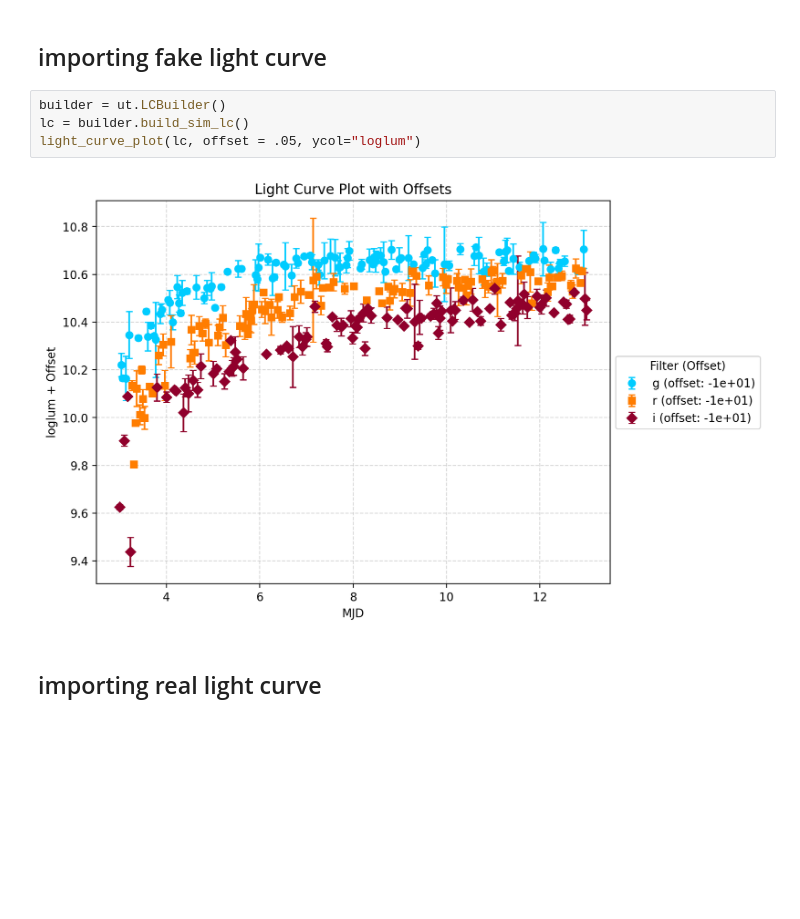
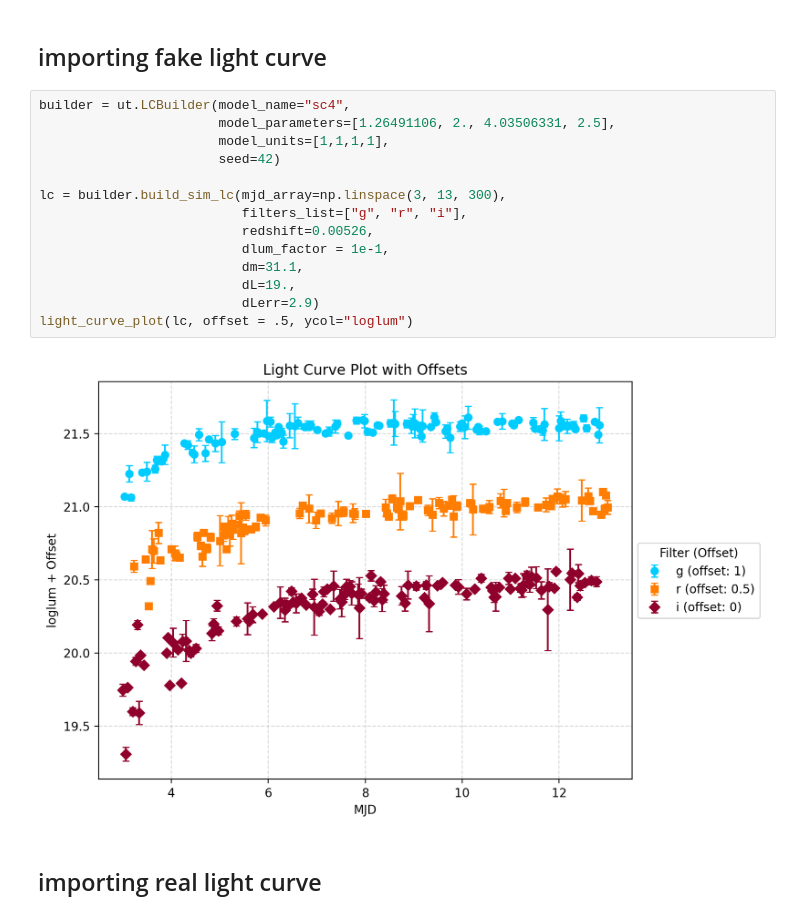
Before and after one commit to gsmteixeira/pilca, a Jupyter notebook: notebooks/03_setting_experiments.ipynb, the cells around one changed output. Saved outputs shown, nothing was run; the diff lists cells and outputs as text; blank space fills up the shorter version.

```diff
--- a/notebooks/03_setting_experiments.ipynb
+++ b/notebooks/03_setting_experiments.ipynb
@@ -29,11 +29,21 @@ The autoreload extension is already loaded. To reload it, use:
 # %% [markdown]
 ## importing fake light curve
 # %%
-builder = ut.LCBuilder()
-lc = builder.build_sim_lc()
-light_curve_plot(lc, offset = .05, ycol="loglum")
+builder = ut.LCBuilder(model_name="sc4",
+                       model_parameters=[1.26491106, 2., 4.03506331, 2.5],
+                       model_units=[1,1,1,1],
+                       seed=42)
+
+lc = builder.build_sim_lc(mjd_array=np.linspace(3, 13, 300),
+                          filters_list=["g", "r", "i"],
+                          redshift=0.00526,
+                          dlum_factor = 1e-1,
+                          dm=31.1,
+                          dL=19.,
+                          dLerr=2.9)
+light_curve_plot(lc, offset = .5, ycol="loglum")
 # %% [output]
-[figure, old version]
+[figure, new version]
 # %% [markdown]
 ## importing real light curve
 # %%
```
Also changed, not shown: parts of 8 cells of this notebook, 4 other files.
